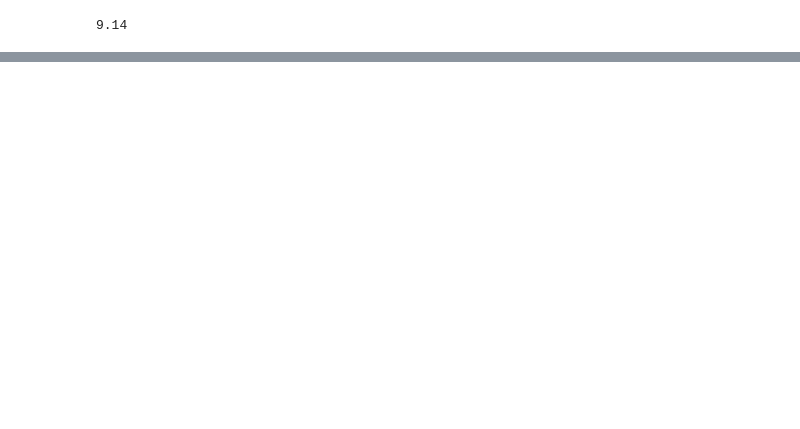
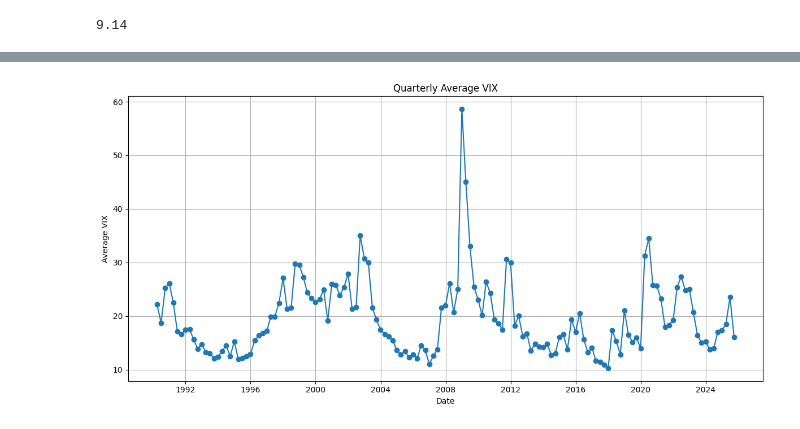
Before and after one commit to katelync12/HomeCast, a Jupyter notebook: vix.ipynb, the cells around one changed output, grey strips where cells are left out. Drawn from its saved outputs; the diff is of its cells as text; code cells hidden in the pictures; blank space fills up the shorter version.

```diff
--- a/vix.ipynb
+++ b/vix.ipynb
@@ -57,3 +39,6 @@ min(df['VIXCLS'])
 max(df['VIXCLS'])
 # %% [output]
 9.14
+# %%
+df["date"] = pd.to_datetime(df["observation_date"])
+df
@@ -59,0 +59,19 @@ max(df['VIXCLS'])
+# %%
+df.set_index("date", inplace=True)
+
+quarterly_avg_vix = df["VIXCLS"].resample("Q").mean()
+quarterly_avg_vix.index = quarterly_avg_vix.index.to_period("Q")
+
+all_quarters_df = quarterly_avg_vix.reset_index()
+all_quarters_df.columns = ['quarter', 'average_vix']
+
+plt.figure(figsize=(12, 6))
+plt.plot(quarterly_avg_vix.index, quarterly_avg_vix.values, marker='o')
+plt.title("Quarterly Average VIX")
+plt.xlabel("Date")
+plt.ylabel("Average VIX")
+plt.grid(True)
+plt.tight_layout()
+plt.show()
+# %% [output]
+[figure, added]
```
Also changed, not shown: parts of 4 cells of this notebook.
